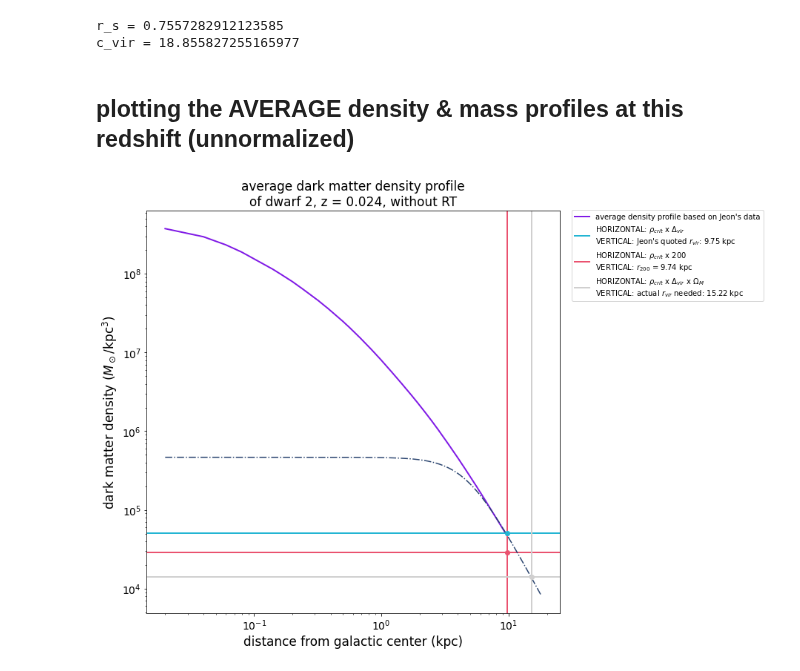
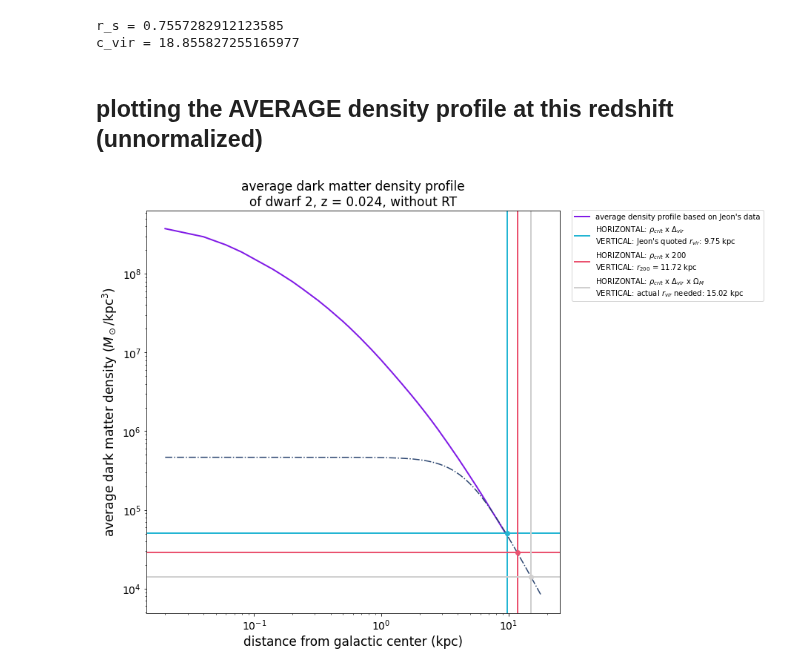
Before and after one commit to nguyenbinh1612/Binh_UFD, a Jupyter notebook: average-fit-NFW-dwarf2.ipynb, the cells around one changed output. Cells and saved outputs as stored; diff of their text form; code cells hidden in the pictures.

Commit message:
fixed the final plot for BOTH dwarfs 2 and 1. the codes look immaculate now

```diff
--- a/average-fit-NFW-dwarf2.ipynb
+++ b/average-fit-NFW-dwarf2.ipynb
@@ -73,8 +73,6 @@ print('c_vir =', c_vir6_1)
 # %% [output]
 r_s = 0.7557282912123585
 c_vir = 18.855827255165977
-# %% [markdown]
-## plotting the AVERAGE density & mass profiles at this redshift (unnormalized)
 # %%
 '''this is to set in stone some of the variables we'll use later'''
 
@@ -94,13 +85,11 @@ mass_at_200_times_rho_crit = mass_profile300_noRT[ind][0]
 # this defines the NFW profile
 density_profile6 = halo6.rho(0.024, rad_array300_noRT)
 density_profile6_1 = halo6_1.rho(0.024, rad_array300_noRT)
+# %% [markdown]
+## plotting the AVERAGE density profile at this redshift (unnormalized)
 # %%
-'''PLOTTING THE DENSITY PROFILE'''
-
-# plotting the density profile and all the necessary straight lines
-
+'''1. PLOT THE DENSITY PROFILE AND LINES BASED ON JEON'S DATA'''
 fig, ax = plt.subplots(figsize=[10, 10])
-
 plt.plot(rad_array300_noRT, density_profile300_noRT, color=(0.5, 0.1, 0.9, 1), linewidth=2, \
          label="average density profile based on Jeon's data")
 
@@ -108,46 +97,50 @@ plt.axhline(rho_crit * halo6.delta_vir(0.024), color='#23B5D3', linewidth=2, \
            label="HORIZONTAL: $ρ_{crit}$ x $Δ_{vir}$" + \
             "\nVERTICAL: Jeon's quoted $r_{vir}$: " + str(round(9.752054e+03 * 0.001, 2)) + ' kpc') # CYAN
 plt.axvline(9.752054e+03 * 0.001, color='#23B5D3', linewidth=2) # CYAN
 
+'''2. PLOT THE APPROXIMATION IN ORDER TO EXTEND THE DENSITY PROFILE PLOTS FURTHER,
+UNTIL IT MEETS ρ_crit x Δ_vir x Omega_M. THE RADIUS WHERE THE MEETING HAPPENS
+IS GOING TO BE CALLED rad_rdo'''
+extended_array = np.arange(starting_radius, 18, bin_size)
+extended_density_prof = 10**7.69/(x**3+105)
+plt.plot(extended_array, extended_density_prof, color='#2B4570', linestyle='-.')
+
+'''3. PLOT THE DENSITY AND CORRESPONDING RADIUS THAT'S CLOSEST
+TO 200 TIMES THE CRITICAL DENSITY (rho_crit)'''
+density200 = rho_crit * 200
+deviate = abs(extended_density_prof - density200)
+ind = np.where(deviate == min(deviate))
+rad200 = extended_array[ind][0]
 plt.axhline(density200, color='#EA526F', linewidth=2, \
            label="HORIZONTAL: $ρ_{crit}$ x 200" + "\nVERTICAL: $r_{200}$ = " + str(round(rad200, 2)) + " kpc") # RED
 plt.axvline(rad200, color='#EA526F', linewidth=2) # RED
 
-# plotting the approximation in order to extend the density profile plots further,
-# until it meets the ρ_crit x Δ_vir x Omega_M horizontal line.
-# the radius where the intersection happens is called rad_rdo.
-
+'''4. FIND AND THEN PLOT rad_RDO'''
 rho_delta_omega = rho_crit * halo6.delta_vir(0.024) * halo6.OmegaM_Z(0.024)
-
-x = np.arange(starting_radius, 18, bin_size)
-plt.plot(x, 10**7.69/(x**3+105), color='#2B4570', linestyle='-.')
-difference = abs(10**7.69/x**3+105 - rho_delta_omega)
+difference = abs(extended_density_prof - rho_delta_omega)
 where = np.where(difference == min(difference))
 rad_rdo = x[where][0]
-
 plt.axhline(rho_delta_omega, color='#D0CFCF', linewidth=2, \
            label="HORIZONTAL: $ρ_{crit}$ x $Δ_{vir}$ x $\Omega_{M}$" + \
            '\nVERTICAL: actual $r_{vir}$ needed: ' + str(rad_rdo) + ' kpc') # GREY
 plt.axvline(rad_rdo, color='#D0CFCF', linewidth=2) # GREY
 
-# plotting ALL the intersections of the lines above.
-
+'''5. PLOT ALL THE POINTS OF INTERSECTION'''
 plt.plot(9.752054e+03 * 0.001, rho_crit * halo6.delta_vir(0.024), 'o', color='#23B5D3') # CYAN
 plt.plot(rad200, density200, 'o', color='#EA526F') # RED
 plt.plot(rad_rdo, rho_delta_omega, 'o', color='#D0CFCF') # GREY
 
-# legends and the rest
-
+'''6. THESE ARE FOR THE LEGENDS AND THE REST'''
 plt.legend(bbox_to_anchor=(1.02, 1.01), loc='upper left')
-
 plt.xlabel('distance from galactic center (kpc)', fontsize=17)
-plt.ylabel('dark matter density ($M_\odot$/kpc$^3$)', fontsize=17) # using LATEX here!
+plt.ylabel('average dark matter density ($M_\odot$/kpc$^3$)', fontsize=17) # using LATEX here!
 plt.title('average dark matter density profile\nof dwarf 2, z = 0.024, without RT', loc='center', fontsize=17)
 plt.xticks(fontsize=14)
 plt.yticks(fontsize=14)
 plt.xscale('log')
 plt.yscale('log')
 
+'''LO AND BEHOLD!'''
 plt.show()
 # %% [output]
-[figure, old version]
+[figure, new version]
```
Also changed, not shown: parts of 1 cell of this notebook.
